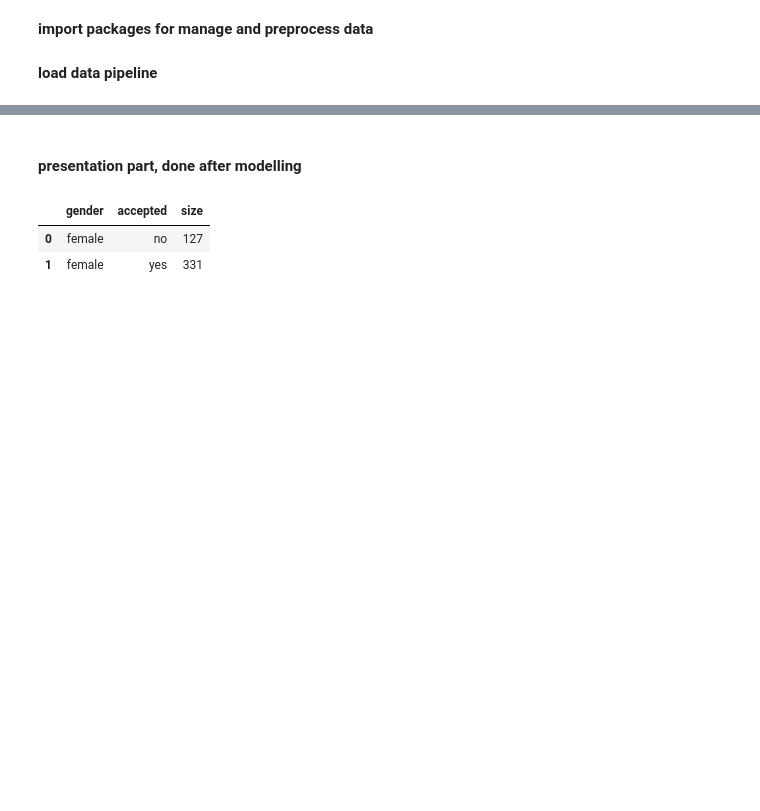
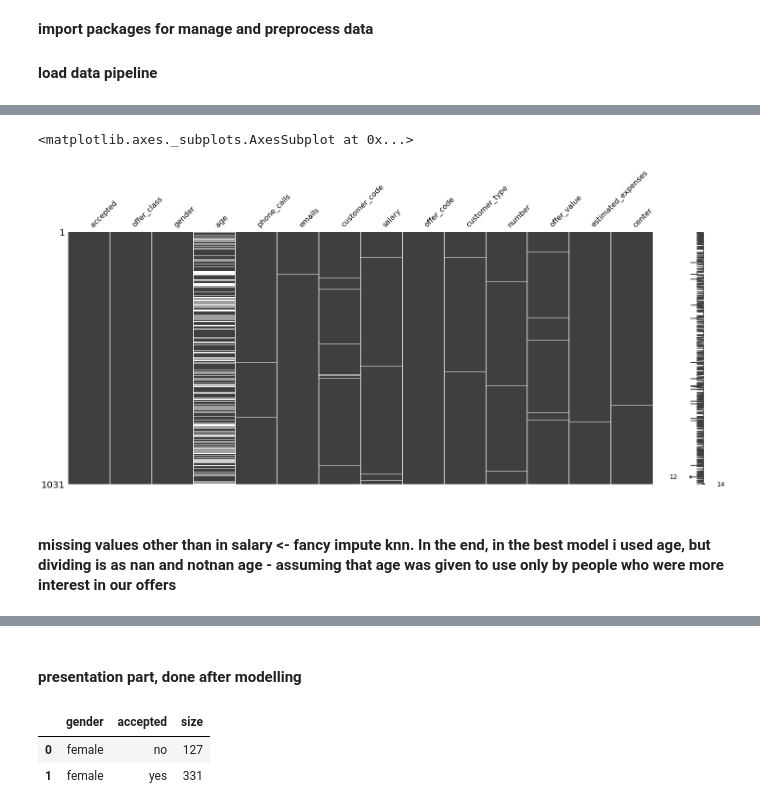
Before and after one commit to mjasieczko/new_offer_success_predictor, a Jupyter notebook: notebooks/1_Research.ipynb, the cells around one changed output, grey strips where cells are left out. Cells and saved outputs as stored; diff of their text form; code cells hidden in the pictures; blank space fills up the shorter version.

```diff
--- a/notebooks/1_Research.ipynb
+++ b/notebooks/1_Research.ipynb
@@ -39,0 +78,2 @@ df = DM.load_data()
+# %%
+train_df, test_df = DM.load_train_test()
@@ -39,0 +205,7 @@ df = DM.load_data()
+# %%
+msno.matrix(train_df)
+# %% [output]
+<matplotlib.axes._subplots.AxesSubplot at 0x...>
+[figure, added]
+# %% [markdown]
+####  missing values other than in salary <- fancy impute knn. In the end, in the best model i used age, but dividing is as nan and notnan age - assuming that age was given to use only by people who were more interest in our offers
```
Also changed, not shown: parts of 74 cells of this notebook, 6 other files.
